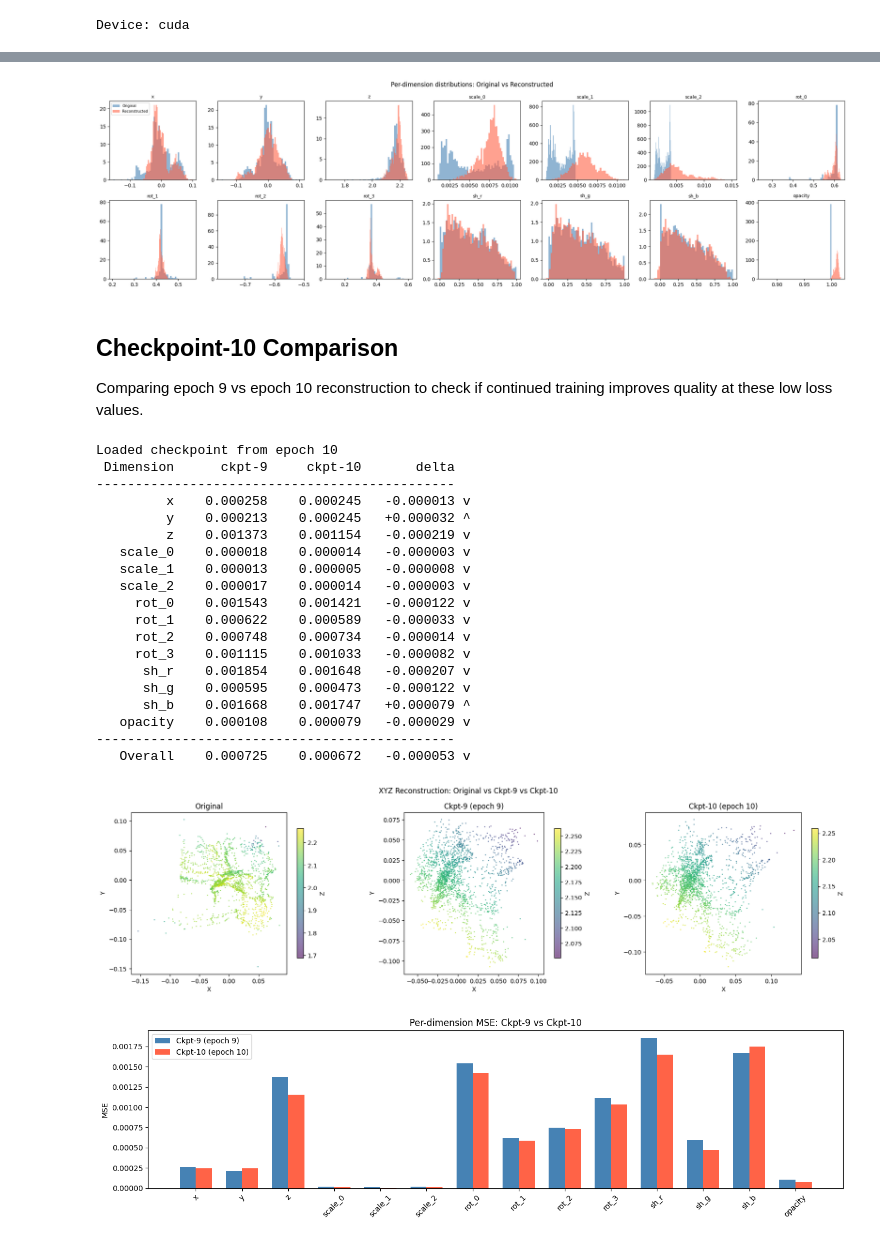
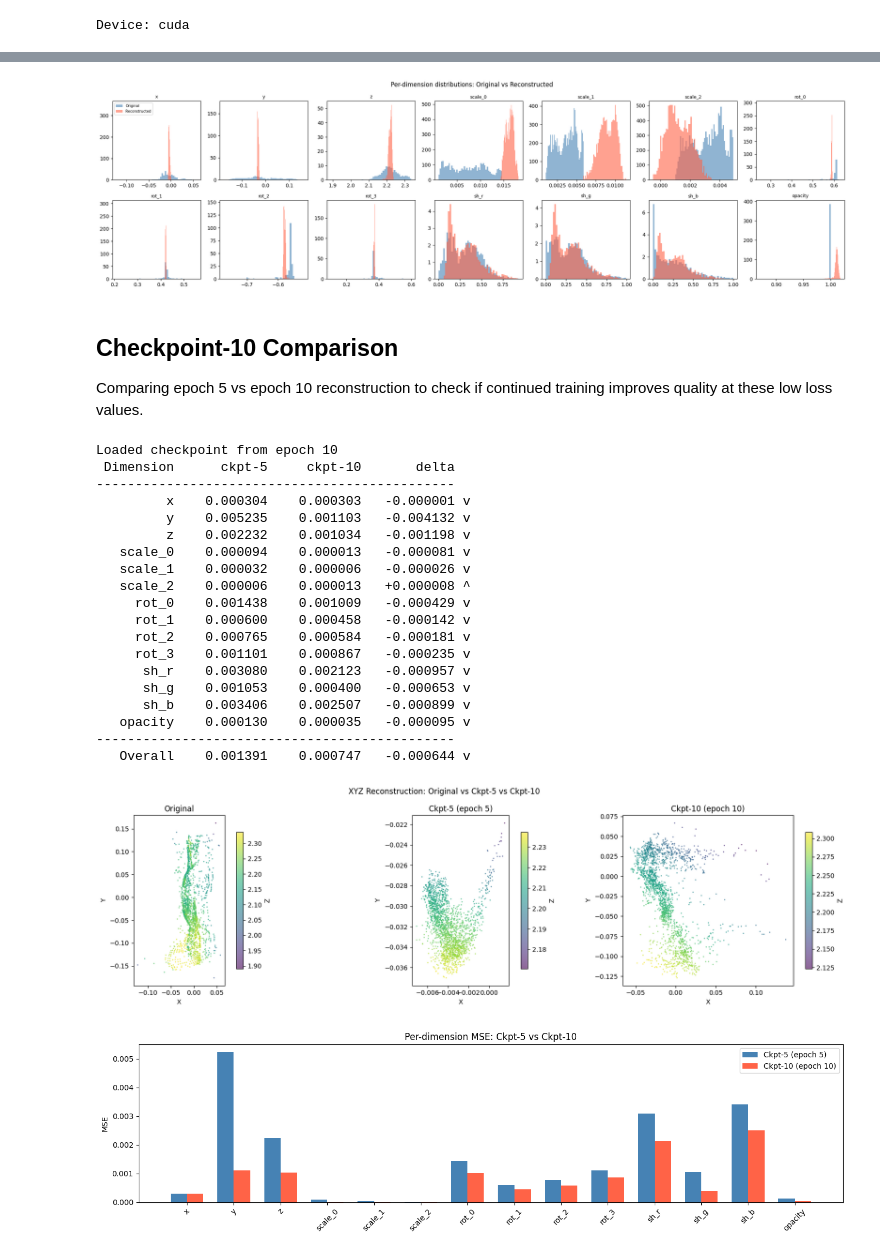
Before and after one commit to frankcholula/gaussianwm, a Jupyter notebook: notebooks/ae_reconstruction.ipynb, the cells around one changed output, grey strips where cells are left out. Drawn from its saved outputs; the diff is of its cells as text; code cells hidden in the pictures.

Commit message:
docker and AE reconstruction validation.

```diff
--- a/notebooks/ae_reconstruction.ipynb
+++ b/notebooks/ae_reconstruction.ipynb
@@ -118,7 +118,7 @@ model = create_autoencoder(
     depth=4, dim=64, M=64, latent_dim=64, output_dim=14, N=2048, deterministic=True
 ).to(device)
 
-ckpt_path = os.path.join(GWM_PATH, 'logs', 'vae_single_gpu', 'checkpoint-9.pth')
+ckpt_path = os.path.join(GWM_PATH, 'logs', 'vae_single_gpu', 'checkpoint-5.pth')
 checkpoint = torch.load(ckpt_path, map_location=device, weights_only=False)
 model.load_state_dict(checkpoint['model'])
 model.eval()
@@ -210,11 +210,11 @@ plt.tight_layout()
 plt.savefig(os.path.join(GWM_PATH, 'notebooks', 'ae_reconstruction_histograms.png'), dpi=150)
 plt.show()
 # %% [output]
-[figure, old version]
+[figure, new version]
 # %% [markdown]
 ## Checkpoint-10 Comparison
 
-Comparing epoch 9 vs epoch 10 reconstruction to check if continued training improves quality at these low loss values.
+Comparing epoch 5 vs epoch 10 reconstruction to check if continued training improves quality at these low loss values.
 # %%
 # Load checkpoint-10 and compare reconstruction
 model_10 = create_autoencoder(
@@ -234,63 +234,63 @@ mse_10 = torch.nn.functional.mse_loss(recon_10, points).item()
 per_dim_mse_10 = ((recon_10 - points) ** 2).mean(dim=(0, 1))
 
 # Side-by-side comparison
-print(f'{"Dimension":>10s}  {"ckpt-9":>10s}  {"ckpt-10":>10s}  {"delta":>10s}')
+print(f'{"Dimension":>10s}  {"ckpt-5":>10s}  {"ckpt-10":>10s}  {"delta":>10s}')
 print('-' * 46)
 for i, label in enumerate(dim_labels):
-    v9 = per_dim_mse[i].item()
+    v5 = per_dim_mse[i].item()
     v10 = per_dim_mse_10[i].item()
-    delta = v10 - v9
+    delta = v10 - v5
     arrow = 'v' if delta < 0 else '^'
-    print(f'{label:>10s}  {v9:10.6f}  {v10:10.6f}  {delta:+10.6f} {arrow}')
+    print(f'{label:>10s}  {v5:10.6f}  {v10:10.6f}  {delta:+10.6f} {arrow}')
 print('-' * 46)
 print(f'{"Overall":>10s}  {mse:10.6f}  {mse_10:10.6f}  {mse_10 - mse:+10.6f} {"v" if mse_10 < mse else "^"}')
 # %% [output]
 Loaded checkpoint from epoch 10
- Dimension      ckpt-9     ckpt-10       delta
+ Dimension      ckpt-5     ckpt-10       delta
 ----------------------------------------------
-         x    0.000258    0.000245   -0.000013 v
-         y    0.000213    0.000245   +0.000032 ^
-         z    0.001373    0.001154   -0.000219 v
-   scale_0    0.000018    0.000014   -0.000003 v
-   scale_1    0.000013    0.000005   -0.000008 v
-   scale_2    0.000017    0.000014   -0.000003 v
-     rot_0    0.001543    0.001421   -0.000122 v
-     rot_1    0.000622    0.000589   -0.000033 v
-     rot_2    0.000748    0.000734   -0.000014 v
-     rot_3    0.001115    0.001033   -0.000082 v
-      sh_r    0.001854    0.001648   -0.000207 v
-      sh_g    0.000595    0.000473   -0.000122 v
-      sh_b    0.001668    0.001747   +0.000079 ^
-   opacity    0.000108    0.000079   -0.000029 v
+         x    0.000304    0.000303   -0.000001 v
+         y    0.005235    0.001103   -0.004132 v
+         z    0.002232    0.001034   -0.001198 v
+   scale_0    0.000094    0.000013   -0.000081 v
+   scale_1    0.000032    0.000006   -0.000026 v
+   scale_2    0.000006    0.000013   +0.000008 ^
+     rot_0    0.001438    0.001009   -0.000429 v
+     rot_1    0.000600    0.000458   -0.000142 v
+     rot_2    0.000765    0.000584   -0.000181 v
+     rot_3    0.001101    0.000867   -0.000235 v
+      sh_r    0.003080    0.002123   -0.000957 v
+      sh_g    0.001053    0.000400   -0.000653 v
+      sh_b    0.003406    0.002507   -0.000899 v
+   opacity    0.000130    0.000035   -0.000095 v
 ----------------------------------------------
-   Overall    0.000725    0.000672   -0.000053 v
+   Overall    0.001391    0.000747   -0.000644 v
 # %%
-# Visual comparison: original vs ckpt-9 vs ckpt-10
+# Visual comparison: original vs ckpt-5 vs ckpt-10
 rec_10 = recon_10[0].cpu().numpy()
 
 fig, axes = plt.subplots(1, 3, figsize=(18, 5))
 for ax, data, title in [(axes[0], orig, 'Original'),
-                         (axes[1], rec, 'Ckpt-9 (epoch 9)'),
+                         (axes[1], rec, 'Ckpt-5 (epoch 5)'),
                          (axes[2], rec_10, 'Ckpt-10 (epoch 10)')]:
     sc = ax.scatter(data[:, 0], data[:, 1], c=data[:, 2], cmap='viridis', s=1, alpha=0.6)
     ax.set_xlabel('X'); ax.set_ylabel('Y')
     ax.set_title(title); ax.set_aspect('equal')
     plt.colorbar(sc, ax=ax, shrink=0.8, label='Z')
-plt.suptitle('XYZ Reconstruction: Original vs Ckpt-9 vs Ckpt-10')
+plt.suptitle('XYZ Reconstruction: Original vs Ckpt-5 vs Ckpt-10')
 plt.tight_layout()
 
 # Per-dimension MSE bar chart
 fig2, ax2 = plt.subplots(figsize=(14, 4))
 x = np.arange(14)
 w = 0.35
-ax2.bar(x - w/2, per_dim_mse.cpu().numpy(), w, label='Ckpt-9 (epoch 9)', color='steelblue')
+ax2.bar(x - w/2, per_dim_mse.cpu().numpy(), w, label='Ckpt-5 (epoch 5)', color='steelblue')
 ax2.bar(x + w/2, per_dim_mse_10.cpu().numpy(), w, label='Ckpt-10 (epoch 10)', color='tomato')
 ax2.set_xticks(x); ax2.set_xticklabels(dim_labels, rotation=45)
-ax2.set_ylabel('MSE'); ax2.set_title('Per-dimension MSE: Ckpt-9 vs Ckpt-10')
+ax2.set_ylabel('MSE'); ax2.set_title('Per-dimension MSE: Ckpt-5 vs Ckpt-10')
 ax2.legend()
 plt.tight_layout()
 plt.savefig(os.path.join(GWM_PATH, 'notebooks', 'ae_reconstruction_ckpt_comparison.png'), dpi=150)
 plt.show()
 # %% [output]
-[figure, old version]
+[figure, new version]
-[figure, old version]
+[figure, new version]
```
Also changed, not shown: parts of 14 cells of this notebook, 11 other files.
